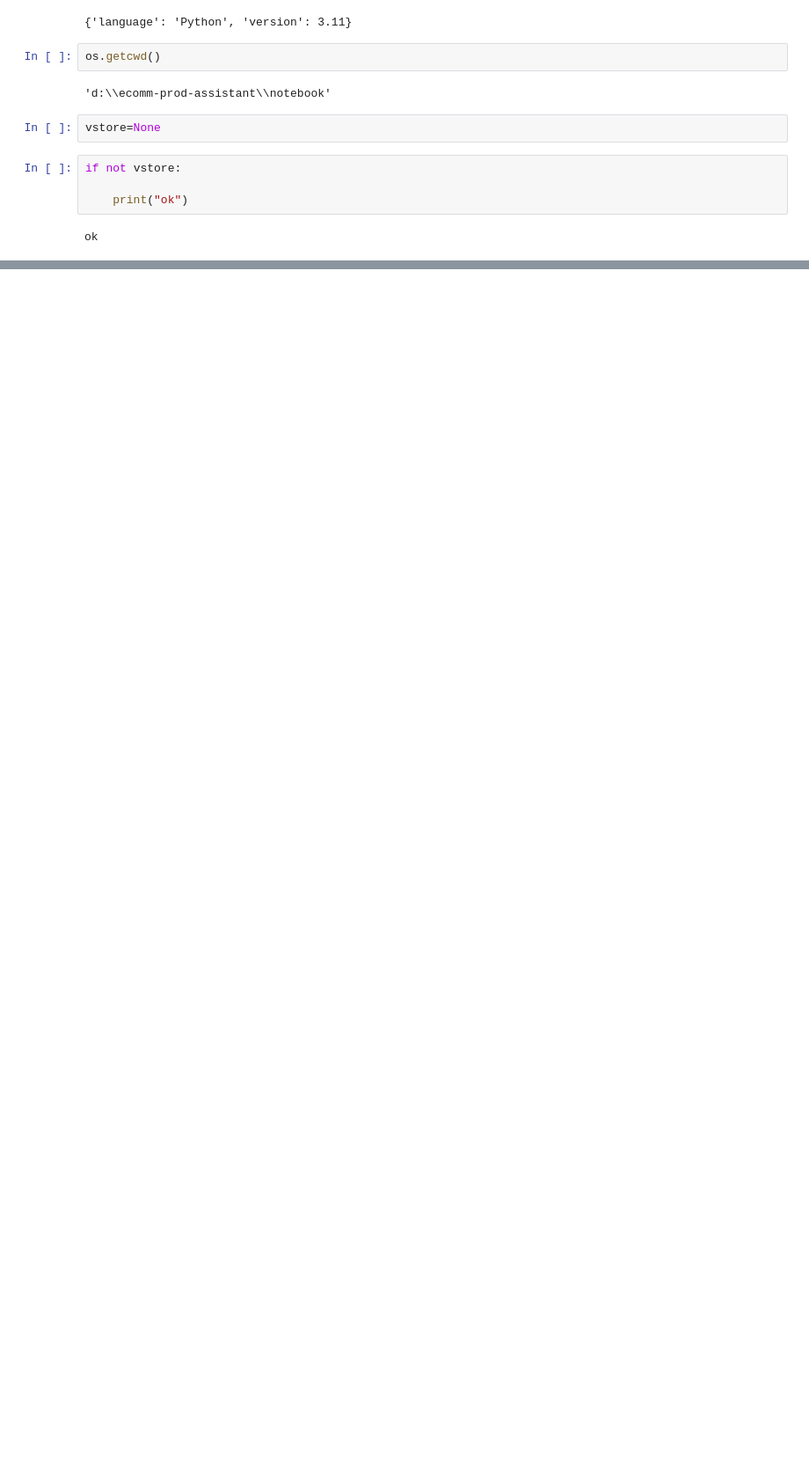
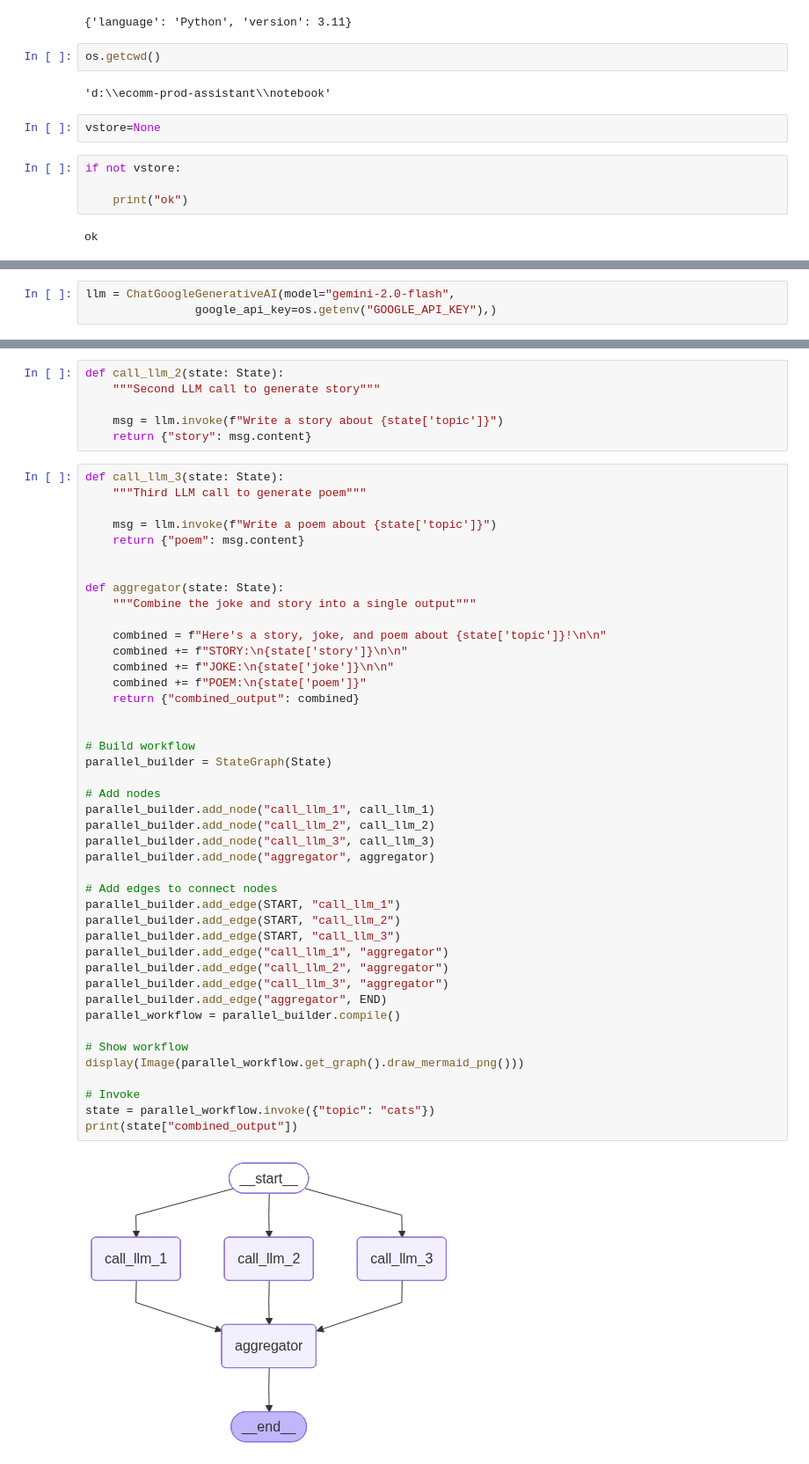
Before and after one commit to suman520-git/ecomm-prod-assistant, a Jupyter notebook: notebook/test.ipynb, the cells around one changed output, grey strips where cells are left out. Shown: that part at 88% size. Cells and saved outputs as stored; diff of their text form; blank space fills up the shorter version.

```diff
--- a/notebook/test.ipynb
+++ b/notebook/test.ipynb
@@ -37,0 +87,3 @@ ok
+# %%
+llm = ChatGoogleGenerativeAI(model="gemini-2.0-flash",
+                google_api_key=os.getenv("GOOGLE_API_KEY"),)
@@ -37,0 +264,51 @@ ok
+# %%
+def call_llm_2(state: State):
+    """Second LLM call to generate story"""
+
+    msg = llm.invoke(f"Write a story about {state['topic']}")
+    return {"story": msg.content}
+# %%
+def call_llm_3(state: State):
+    """Third LLM call to generate poem"""
+
+    msg = llm.invoke(f"Write a poem about {state['topic']}")
+    return {"poem": msg.content}
+
+
+def aggregator(state: State):
+    """Combine the joke and story into a single output"""
+
+    combined = f"Here's a story, joke, and poem about {state['topic']}!\n\n"
+    combined += f"STORY:\n{state['story']}\n\n"
+    combined += f"JOKE:\n{state['joke']}\n\n"
+    combined += f"POEM:\n{state['poem']}"
+    return {"combined_output": combined}
+
+
+# Build workflow
+parallel_builder = StateGraph(State)
+
+# Add nodes
+parallel_builder.add_node("call_llm_1", call_llm_1)
+parallel_builder.add_node("call_llm_2", call_llm_2)
+parallel_builder.add_node("call_llm_3", call_llm_3)
+parallel_builder.add_node("aggregator", aggregator)
+
+# Add edges to connect nodes
+parallel_builder.add_edge(START, "call_llm_1")
+parallel_builder.add_edge(START, "call_llm_2")
+parallel_builder.add_edge(START, "call_llm_3")
+parallel_builder.add_edge("call_llm_1", "aggregator")
+parallel_builder.add_edge("call_llm_2", "aggregator")
+parallel_builder.add_edge("call_llm_3", "aggregator")
+parallel_builder.add_edge("aggregator", END)
+parallel_workflow = parallel_builder.compile()
+
+# Show workflow
+display(Image(parallel_workflow.get_graph().draw_mermaid_png()))
+
+# Invoke
+state = parallel_workflow.invoke({"topic": "cats"})
+print(state["combined_output"])
+# %% [output]
+[figure, added]
```
Also changed, not shown: parts of 81 cells of this notebook, 21 other files.
